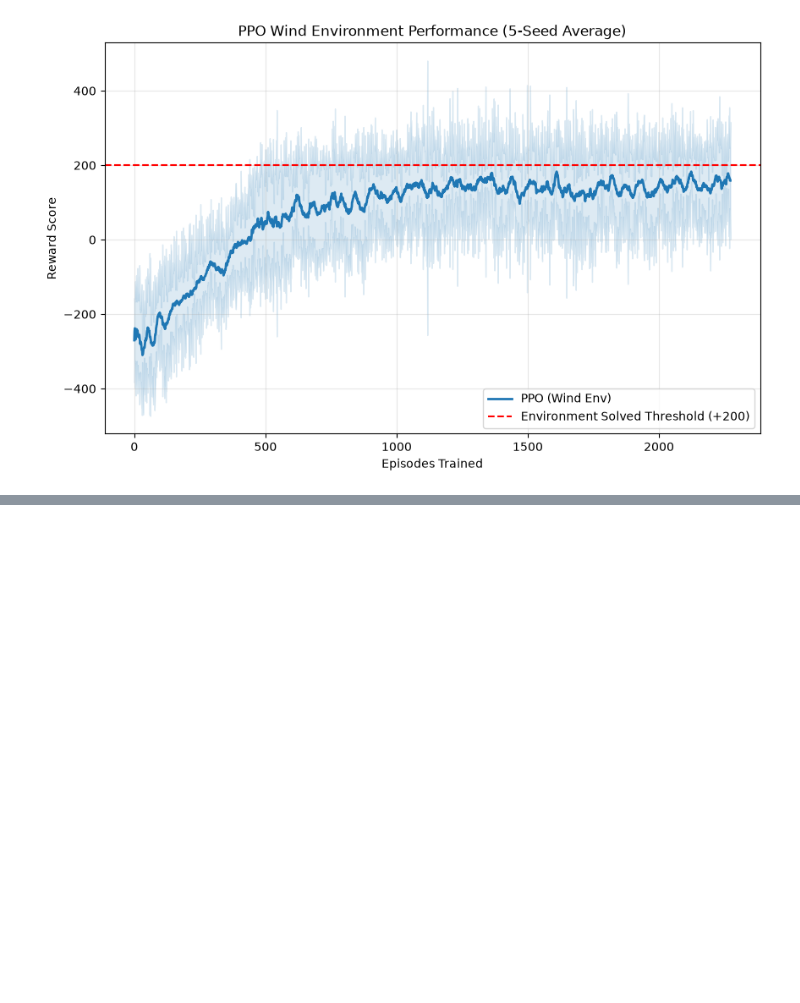
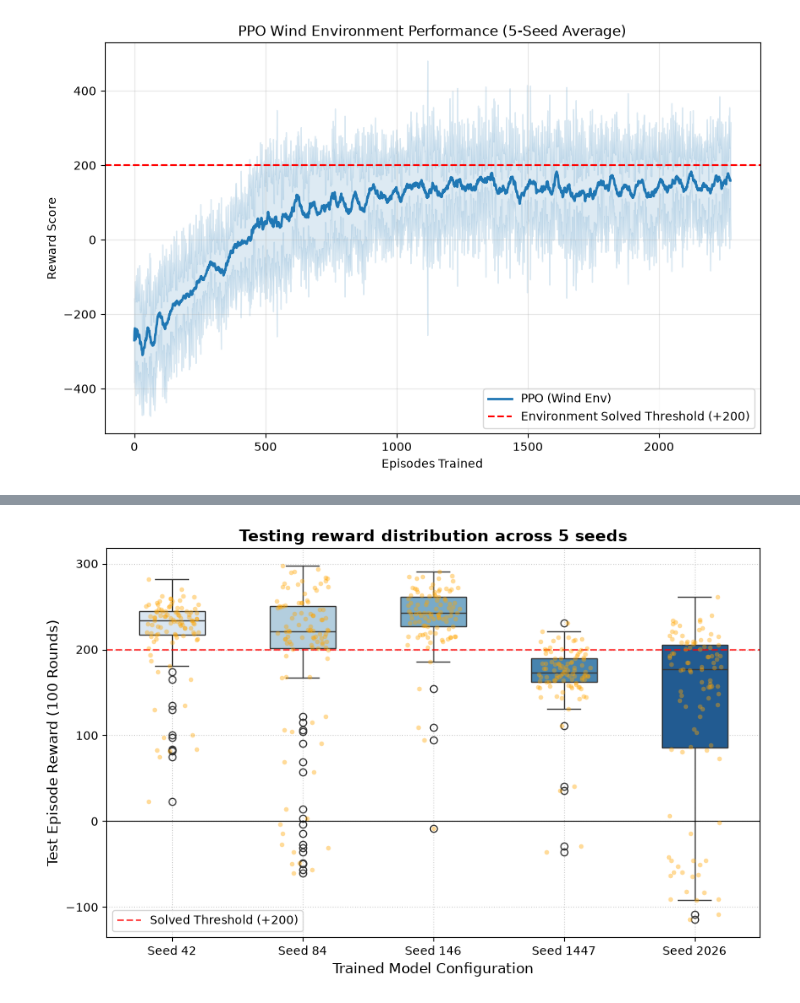
Before and after one commit to AhmedEl-Shamy/Benchmarking-RL-Algorithms-on-LunarLander-v3, a Jupyter notebook: ppo_algorithm_experiments/PPO_experiments.ipynb, the cells around one changed output, grey strips where cells are left out. Saved outputs shown, nothing was run; the diff lists cells and outputs as text; code cells hidden in the pictures; blank space fills up the shorter version.

```diff
--- a/ppo_algorithm_experiments/PPO_experiments.ipynb
+++ b/ppo_algorithm_experiments/PPO_experiments.ipynb
@@ -655,0 +801,97 @@ Testing visualization saved as 'ppo_wind_testing_distribution.png'
+# %%
+NUM_EVAL_EPISODES = 100
+
+all_seed_mean_rewards = []
+all_seed_success_rates = []
+all_seed_crash_rates = []
+
+# Storing all 100 raw rewards for every single seed for plotting
+all_test_rewards_data = {}
+
+env = gym.make("LunarLander-v3")
+wrapped_env = DistancePenaltyWrapper(env, penalty_weight=0.1)
+
+print(" Starting 5-Seed evaluation ...\n")
+
+for seed in SEEDS:
+    model_path = f"./best_models/ppo_reward_shaping/ppo_reward_shaping_seed_{seed}/best_model.zip"
+    model = PPO.load(model_path, env=wrapped_env)
+
+    seed_rewards = []
+    successes = 0
+    crashes = 0
+
+    for ep in range(NUM_EVAL_EPISODES):
+        obs, _ = wrapped_env.reset()
+        done = False
+        truncated = False
+        total_reward = 0
+
+        while not (done or truncated):
+            action, _ = model.predict(obs, deterministic=True)
+            obs, reward, done, truncated, info = wrapped_env.step(action)
+            total_reward += reward
+
+        # Tracking result at the end of the episode
+        raw_final_reward = info.get('raw_reward', reward)
+
+        if raw_final_reward >= 50:      # Safe landing (unshaped +100 bonus)
+            successes += 1
+        elif raw_final_reward <= -100:   # Crashed (unshaped -100 penalty)
+            crashes += 1
+
+        seed_rewards.append(total_reward)
+
+    # Calculating metrics for current seed
+    seed_mean_reward = np.mean(seed_rewards)
+    seed_success_rate = (successes / NUM_EVAL_EPISODES) * 100
+    seed_crash_rate = (crashes / NUM_EVAL_EPISODES) * 100
+
+    all_seed_mean_rewards.append(seed_mean_reward)
+    all_seed_success_rates.append(seed_success_rate)
+    all_seed_crash_rates.append(seed_crash_rate)
+    all_test_rewards_data[f"Seed {seed}"] = seed_rewards
+
+    print(f" Seed {seed} raw metrics:")
+    print(f"Mean Reward: {seed_mean_reward:.2f}")
+    print(f"Success Rate: {seed_success_rate:.1f}%")
+    print(f"Crash Rate: {seed_crash_rate:.1f}%\n")
+
+env.close()
+
+# Calculating averages across all seeds
+final_reward_mean = np.mean(all_seed_mean_rewards)
+final_reward_std = np.std(all_seed_mean_rewards)
+final_success_mean = np.mean(all_seed_success_rates)
+final_crash_mean = np.mean(all_seed_crash_rates)
+
+print(" Final 5-seed metrics averages(PPO - Reward Shaping Environment):")
+print(f"Overall Mean Reward: {final_reward_mean:.2f} +/- {final_reward_std:.2f}")
+print(f"Overall Success Rate: {final_success_mean:.1f}%")
+print(f"Overall Crash Rate: {final_crash_mean:.1f}%")
+
+# Plotting and saving the distribution plot
+print("Plotting testing distribution plot...")
+plt.figure(figsize=(10, 6))
+
+# Create a boxplot with individual data points overlaid
+sns.boxplot(data=list(all_test_rewards_data.values()), palette="Blues", width=0.5)
+sns.stripplot(data=list(all_test_rewards_data.values()), color="orange", alpha=0.4, size=4, jitter=0.2)
+
+# Formatting the X-axis labels to match our seeds
+plt.xticks(ticks=range(len(SEEDS)), labels=list(all_test_rewards_data.keys()))
+
+# Structural thresholds
+plt.axhline(y=200, color='red', linestyle='--', alpha=0.7, label='Solved Threshold (+200)')
+plt.axhline(y=0, color='black', linestyle='-', linewidth=0.8)
+
+plt.title("Testing reward distribution across 5 seeds", fontsize=14, fontweight='bold')
+plt.xlabel("Trained Model Configuration", fontsize=12)
+plt.ylabel("Test Episode Reward (100 Rounds)", fontsize=12)
+plt.legend(loc="lower left")
+plt.grid(True, linestyle=':', alpha=0.6)
+
+plt.savefig("ppo_reward_shaping_testing_distribution.png", dpi=300)
+print("Testing visualization saved as 'ppo_reward_shaping_testing_distribution.png'")
+plt.show()
+# %% [output]
@@ -655,0 +915 @@ Testing visualization saved as 'ppo_wind_testing_distribution.png'
+[figure, added]
```
Also changed, not shown: parts of 25 cells of this notebook.
